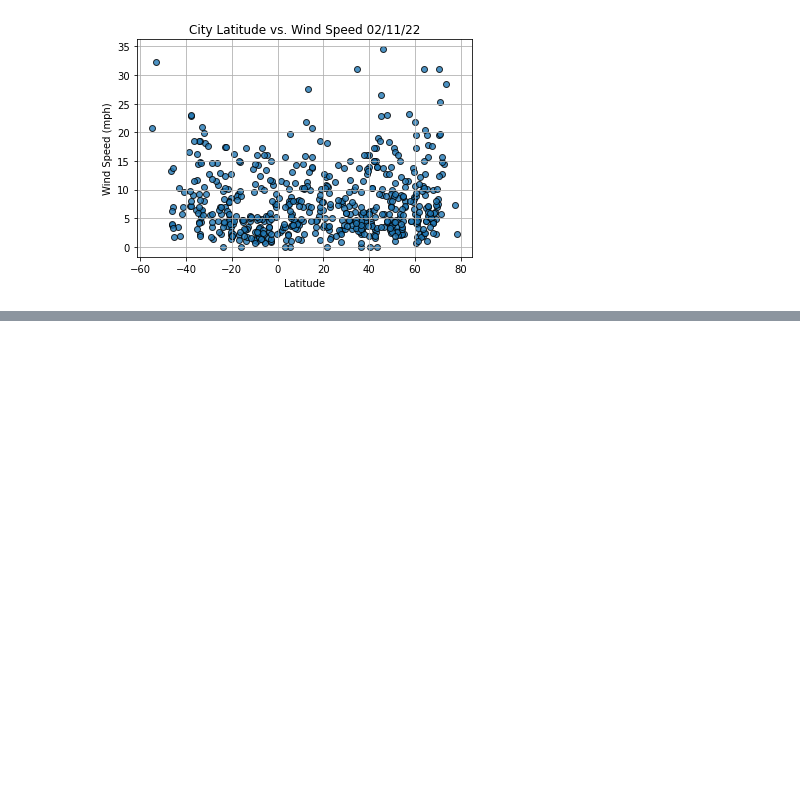
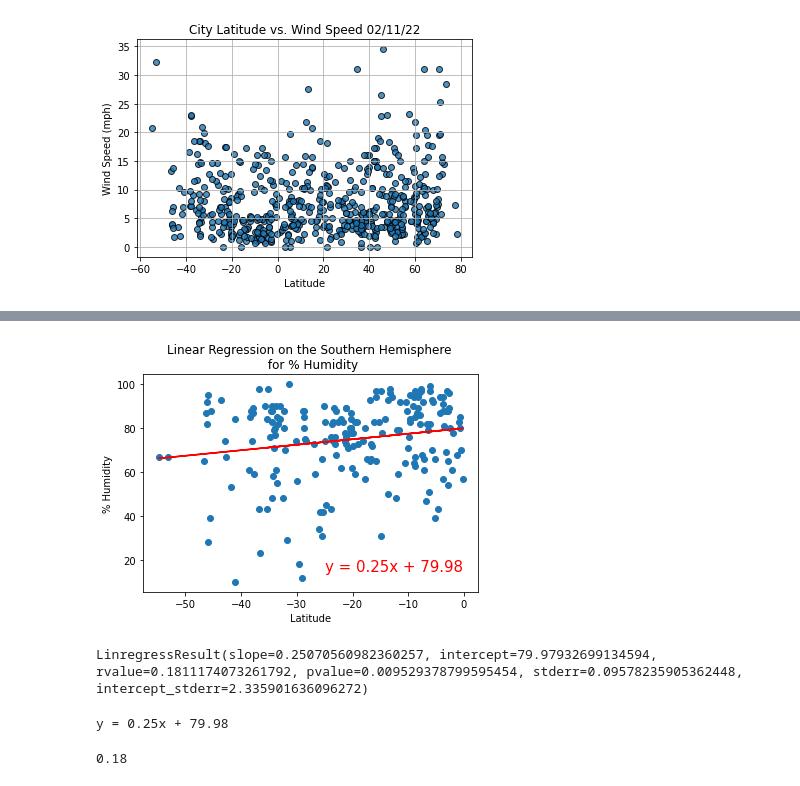
Before and after one commit to geforcerafa/World_Weather_Analysis, a Jupyter notebook: WeatherPy.ipynb, the cells around one changed output, grey strips where cells are left out. Saved outputs shown, nothing was run; the diff lists cells and outputs as text; code cells hidden in the pictures; blank space fills up the shorter version.

```diff
--- a/WeatherPy.ipynb
+++ b/WeatherPy.ipynb
@@ -300,0 +397,14 @@ plt.show()
+# %%
+# Linear regression on the Southern Hemisphere
+x_values = southern_hemi_df["Lat"]
+y_values = southern_hemi_df["Humidity"]
+# Call the function.
+plot_linear_regression(x_values, y_values,
+                       'Linear Regression on the Southern Hemisphere \n for % Humidity', '% Humidity',(-25,15))
+# %% [output]
+[figure, added]
+# %%
+from scipy.stats import linregress
+linregress(southern_hemi_df["Lat"],southern_hemi_df["Humidity"])
+# %% [output]
+LinregressResult(slope=0.25070560982360257, intercept=79.97932699134594, rvalue=0.1811174073261792, pvalue=0.009529378799595454, stderr=0.09578235905362448, intercept_stderr=2.335901636096272)
@@ -300,0 +413,10 @@ plt.show()
+# %%
+line_eq = "y = " +  str(round(slope,2)) + "x + " + str(round(intercept,2))
+print(line_eq)
+# %% [output]
+y = 0.25x + 79.98
+# %%
+r_value = str(round(rval,2))
+print(r_value)
+# %% [output]
+0.18
```
Also changed, not shown: parts of 18 cells of this notebook, 1 other file.
